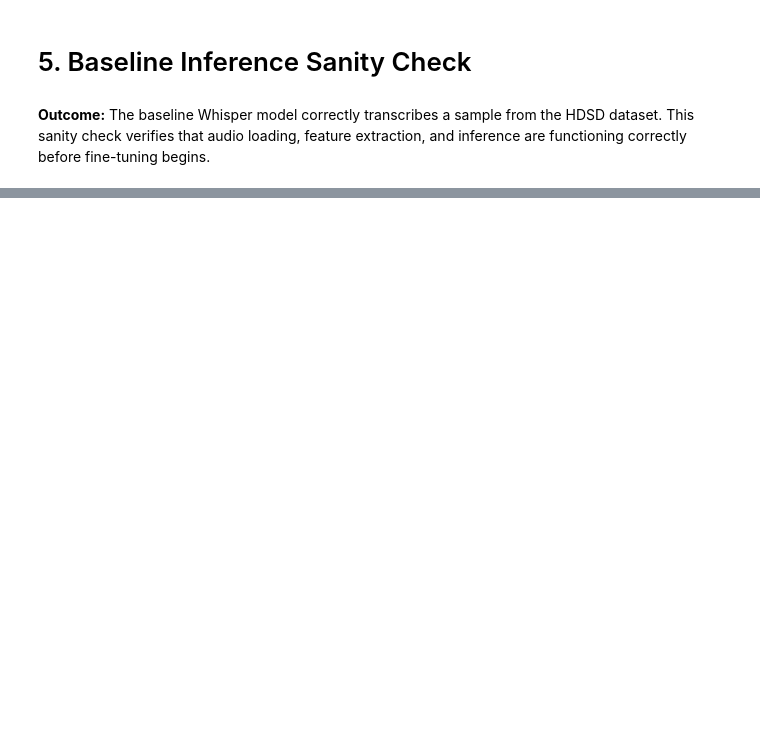
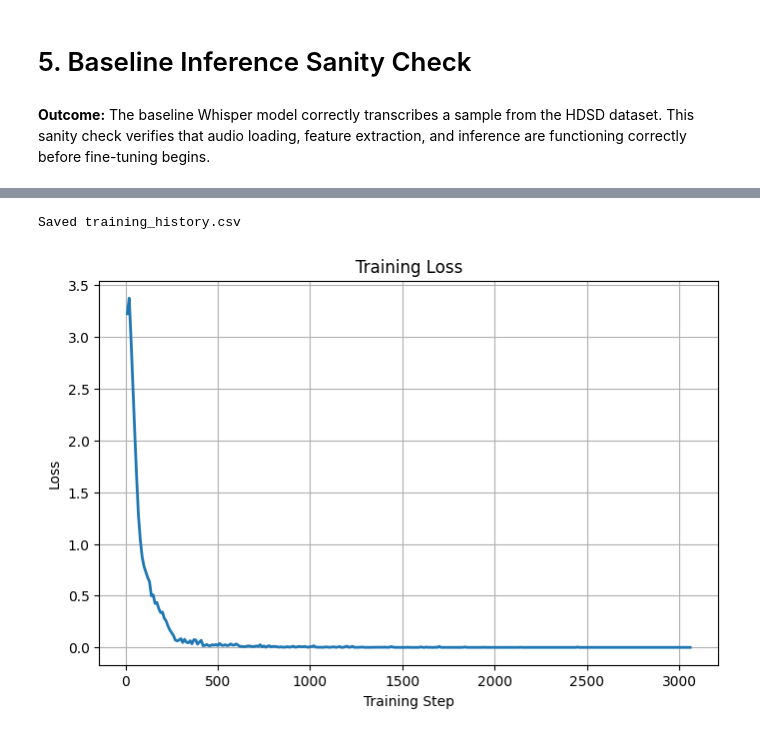
Before and after one commit to Edwinzynx/hdsd-whisperFT, a Jupyter notebook: 02_HDSD_FineTuning.ipynb, the cells around one changed output, grey strips where cells are left out. Cells and saved outputs as stored; diff of their text form; code cells hidden in the pictures; blank space fills up the shorter version.

```diff
--- a/02_HDSD_FineTuning.ipynb
+++ b/02_HDSD_FineTuning.ipynb
@@ -150,0 +420,15 @@ test_ds = test_ds.map(...)
+# %%
+from transformers import Seq2SeqTrainer
+trainer = Seq2SeqTrainer(
+    model=model,
+    args=training_args,
+
+    train_dataset=train_ds,
+    eval_dataset=val_ds,
+
+    data_collator=data_collator,
+
+    compute_metrics=compute_metrics,
+
+    processing_class=processor,
+)
@@ -154,0 +450,2 @@ test_ds = test_ds.map(...)
+# %%
+trainer.train()
@@ -154,0 +651,6 @@ test_ds = test_ds.map(...)
+# %%
+import pandas as pd
+
+history = pd.DataFrame(trainer.state.log_history)
+
+history.head()
@@ -154,0 +664,31 @@ test_ds = test_ds.map(...)
+# %%
+history.to_csv(
+    "training_history.csv",
+    index=False
+)
+
+print("Saved training_history.csv")
+# %% [output]
+Saved training_history.csv
+# %%
+import matplotlib.pyplot as plt
+
+loss_df = history.dropna(subset=["loss"])
+
+plt.figure(figsize=(8,5))
+
+plt.plot(
+    loss_df["step"],
+    loss_df["loss"],
+    linewidth=2
+)
+
+plt.title("Training Loss")
+plt.xlabel("Training Step")
+plt.ylabel("Loss")
+
+plt.grid(True)
+
+plt.show()
+# %% [output]
+[figure, added]
```
Also changed, not shown: parts of 53 cells of this notebook, 6 other files.
